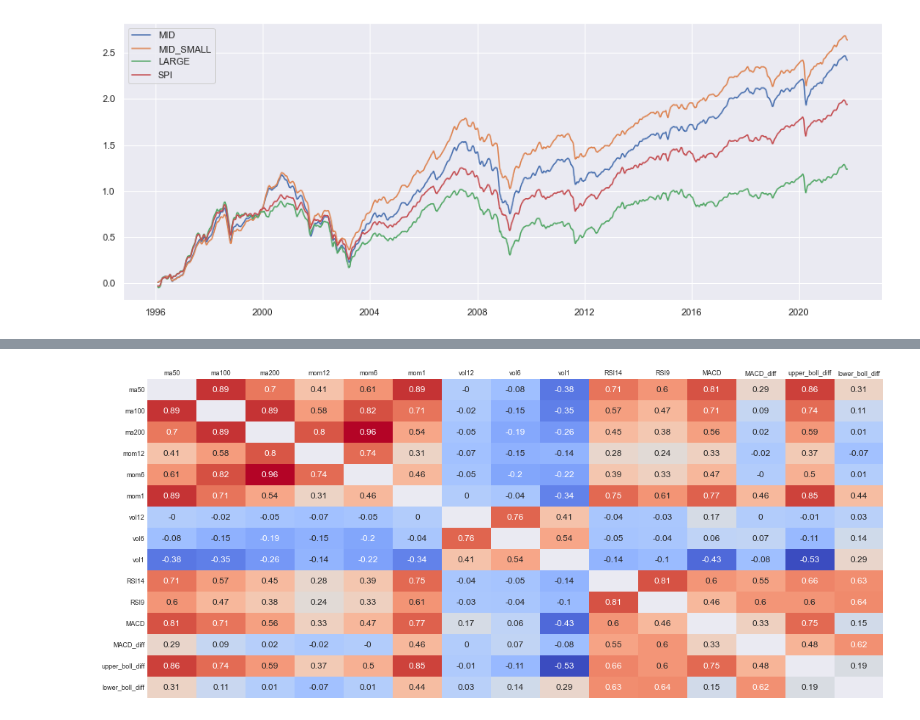
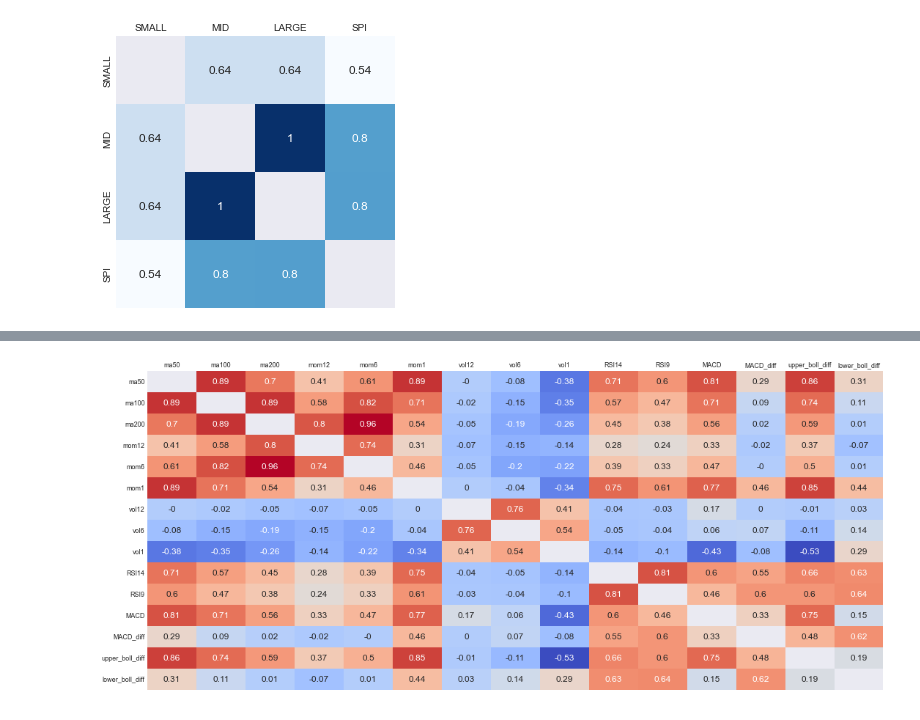
Before and after one commit to lacoupe/BCVS, a Jupyter notebook: SW/size/notebooks/size.ipynb, the cells around one changed output, grey strips where cells are left out. Cells and saved outputs as stored; diff of their text form; code cells hidden in the pictures.

```diff
--- a/SW/size/notebooks/size.ipynb
+++ b/SW/size/notebooks/size.ipynb
@@ -19,15 +67,17 @@ daily_returns = price.pct_change().shift(1)
+# %%
+corr = pd.concat([price, bench_price], axis=1).pct_change().resample('W').mean().corr().round(4)
+
+fig, ax = plt.subplots(figsize=(5,5))
+mask = np.identity(len(corr))
+sns.heatmap(data=corr, annot=True, cmap='Blues', cbar=False, mask=mask, annot_kws=dict(size=12))
+ax.tick_params(axis='both', which='major', labelsize=10, labelbottom=False, labeltop=True, length=0)
+plt.show()
+# %% [output]
+[figure, added]
 # %%
 rebalance_freq = 'W-FRI'
 returns = price.pct_change().shift(1).resample(rebalance_freq).agg(lambda x: (x + 1).prod() - 1)
 best_pred = returns.rank(axis=1).replace({1: 0., 2: 0., 3: 1.}).shift(-1)
-# %%
-fig, ax = plt.subplots(figsize=(16,6))
-best_perf = pred_to_perf(best_pred, daily_returns=daily_returns, log=True)
-data_plot = np.log((pd.concat([price, bench_price.rename('SPI')], axis=1).pct_change() + 1).reindex(best_perf.index).cumprod().rolling(20).mean())
-sns.lineplot(data=data_plot, dashes=False)
-plt.show()
-# %% [output]
-[figure, removed]
 # %%
 fig, ax = plt.subplots(figsize=(16,6))
 best_perf = np.log(pred_to_perf(best_pred, daily_returns=daily_returns).rolling(10).mean())
```
Also changed, not shown: parts of 20 cells of this notebook, 5 other files.
